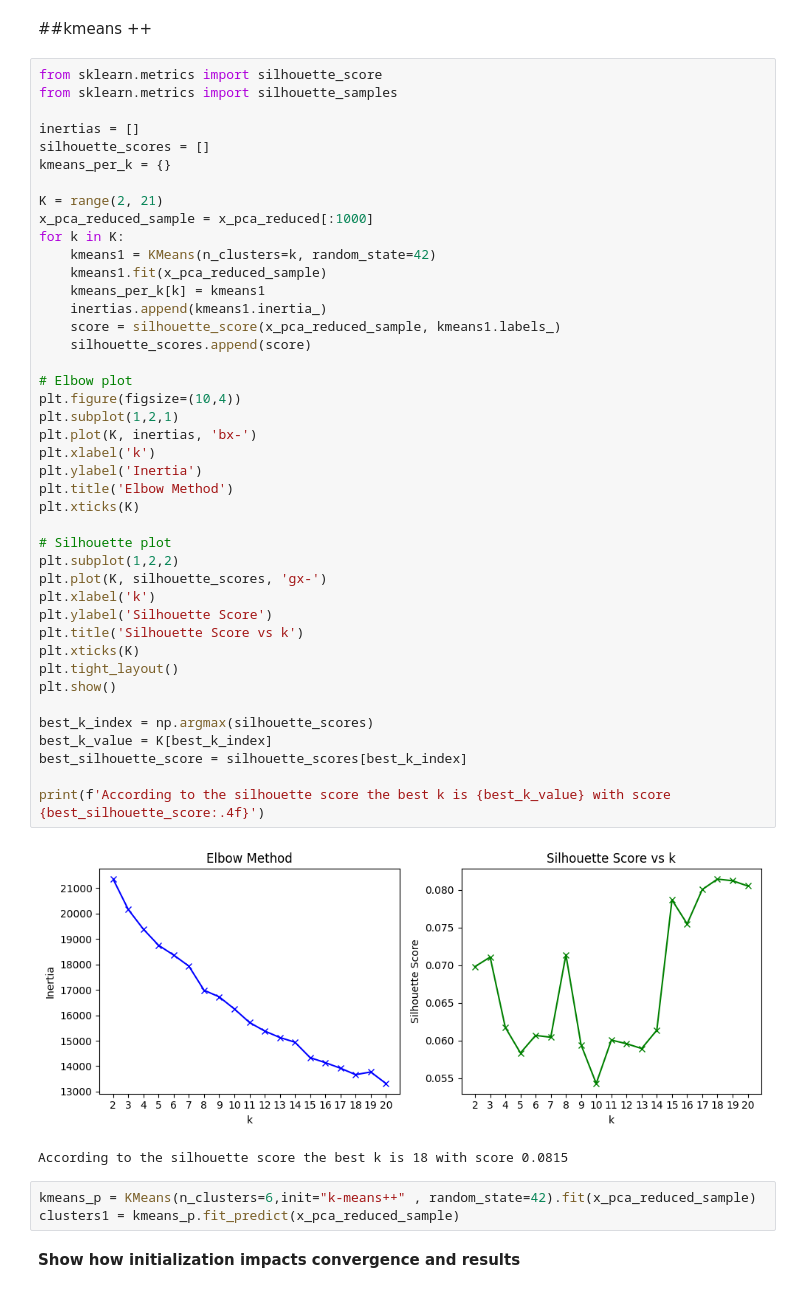
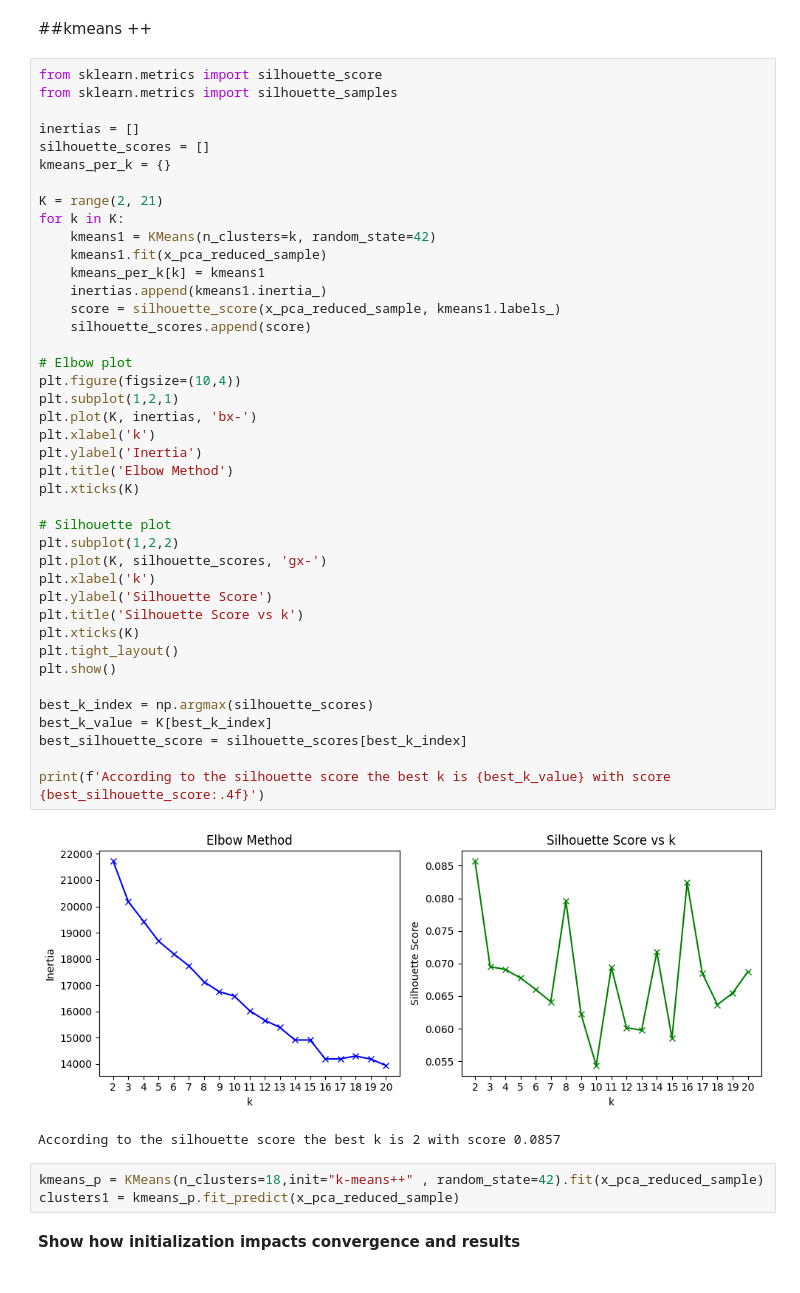
Before and after one commit to Naseem-Ananzeh/Ml2_Final_Project, a Jupyter notebook: Final_Project_ML2_Credit_Card.ipynb, the cells around one changed output. Saved outputs shown, nothing was run; the diff lists cells and outputs as text.

```diff
--- a/Final_Project_ML2_Credit_Card.ipynb
+++ b/Final_Project_ML2_Credit_Card.ipynb
@@ -362,44 +356,43 @@ silhouette_scores = []
 kmeans_per_k = {}
 
 K = range(2, 21)
-x_pca_reduced_sample = x_pca_reduced[:1000]
 for k in K:
     kmeans1 = KMeans(n_clusters=k, random_state=42)
     kmeans1.fit(x_pca_reduced_sample)
     kmeans_per_k[k] = kmeans1
     inertias.append(kmeans1.inertia_)
     score = silhouette_score(x_pca_reduced_sample, kmeans1.labels_)
     silhouette_scores.append(score)
 
 # Elbow plot
 plt.figure(figsize=(10,4))
 plt.subplot(1,2,1)
 plt.plot(K, inertias, 'bx-')
 plt.xlabel('k')
 plt.ylabel('Inertia')
 plt.title('Elbow Method')
 plt.xticks(K)
 
 # Silhouette plot
 plt.subplot(1,2,2)
 plt.plot(K, silhouette_scores, 'gx-')
 plt.xlabel('k')
 plt.ylabel('Silhouette Score')
 plt.title('Silhouette Score vs k')
 plt.xticks(K)
 plt.tight_layout()
 plt.show()
 
 best_k_index = np.argmax(silhouette_scores)
 best_k_value = K[best_k_index]
 best_silhouette_score = silhouette_scores[best_k_index]
 
 print(f'According to the silhouette score the best k is {best_k_value} with score {best_silhouette_score:.4f}')
 # %% [output]
-[figure, old version]
+[figure, new version]
-According to the silhouette score the best k is 18 with score 0.0815
+According to the silhouette score the best k is 2 with score 0.0857
 # %%
-kmeans_p = KMeans(n_clusters=6,init="k-means++" , random_state=42).fit(x_pca_reduced_sample)
+kmeans_p = KMeans(n_clusters=18,init="k-means++" , random_state=42).fit(x_pca_reduced_sample)
 clusters1 = kmeans_p.fit_predict(x_pca_reduced_sample)
 # %% [markdown]
 **Show how initialization impacts convergence and results**
```
Also changed, not shown: parts of 38 cells of this notebook.
